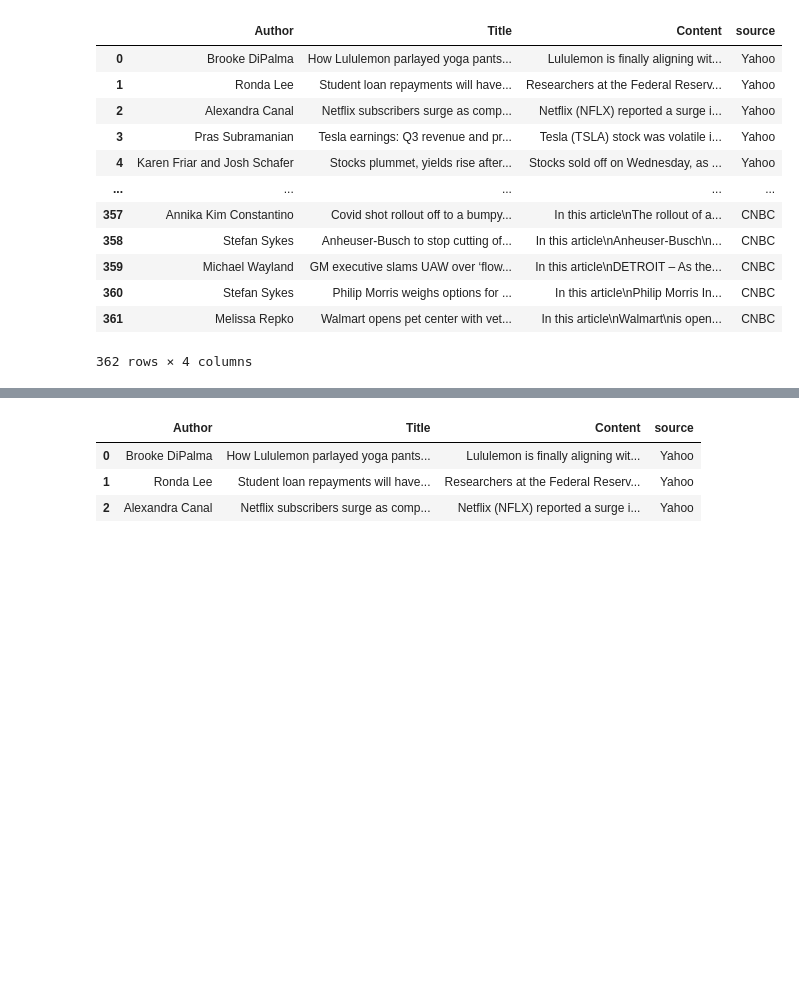
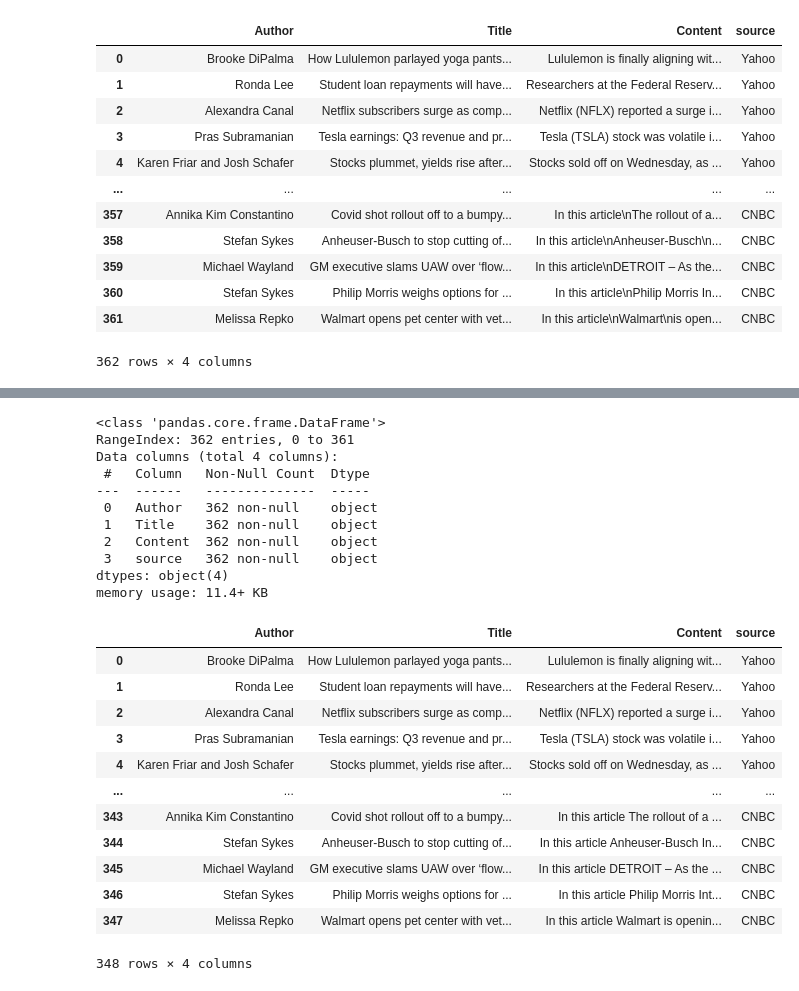
Before and after one commit to ronanhansel/news_scraper, a Jupyter notebook: main.ipynb, the cells around one changed output, grey strips where cells are left out. Drawn from its saved outputs; the diff is of its cells as text; code cells hidden in the pictures; blank space fills up the shorter version.

```diff
--- a/main.ipynb
+++ b/main.ipynb
@@ -2,6 +2,9 @@
 import pandas as pd
 # %% [markdown]
 # Data Manipulation
+# %%
+def save_df(df):
+    df.to_csv('output_all.csv', ',', index=False, encoding='utf-8')
 # %%
 df_Yh = pd.read_csv('Yahoo_output_all.csv')
 df_Yh['source'] = 'Yahoo'
@@ -26,7 +44,14 @@ df
 # %%
-df[:3]
+df.info()
 # %% [output]
-|  | Author | Title | Content | source |
-| 0 | Brooke DiPalma | How Lululemon parlayed yoga pants... | Lululemon is finally aligning wit... | Yahoo |
-| 1 | Ronda Lee | Student loan repayments will have... | Researchers at the Federal Reserv... | Yahoo |
-| 2 | Alexandra Canal | Netflix subscribers surge as comp... | Netflix (NFLX) reported a surge i... | Yahoo |
+<class 'pandas.core.frame.DataFrame'>
+RangeIndex: 362 entries, 0 to 361
+Data columns (total 4 columns):
+ #   Column   Non-Null Count  Dtype
+---  ------   --------------  -----
+ 0   Author   362 non-null    object
+ 1   Title    362 non-null    object
+ 2   Content  362 non-null    object
+ 3   source   362 non-null    object
+dtypes: object(4)
+memory usage: 11.4+ KB
@@ -33,3 +69,24 @@ df[:3]
+# %%
+import re
+df['Content'] = df['Content'].apply(lambda x: x.replace('\n', ' '))
+df['Content'] = df['Content'].apply(lambda x: re.sub(r'<.*>', ' ', x))
+save_df(df)
+df.drop_duplicates(inplace=True, ignore_index=True)
+df
+# %% [output]
+|  | Author | Title | Content | source |
+| 0 | Brooke DiPalma | How Lululemon parlayed yoga pants... | Lululemon is finally aligning wit... | Yahoo |
+| 1 | Ronda Lee | Student loan repayments will have... | Researchers at the Federal Reserv... | Yahoo |
+| 2 | Alexandra Canal | Netflix subscribers surge as comp... | Netflix (NFLX) reported a surge i... | Yahoo |
+| 3 | Pras Subramanian | Tesla earnings: Q3 revenue and pr... | Tesla (TSLA) stock was volatile i... | Yahoo |
+| 4 | Karen Friar and Josh Schafer | Stocks plummet, yields rise after... | Stocks sold off on Wednesday, as ... | Yahoo |
+| ... | ... | ... | ... | ... |
+| 343 | Annika Kim Constantino | Covid shot rollout off to a bumpy... | In this article The rollout of a ... | CNBC |
+| 344 | Stefan Sykes | Anheuser-Busch to stop cutting of... | In this article Anheuser-Busch In... | CNBC |
+| 345 | Michael Wayland | GM executive slams UAW over ‘flow... | In this article DETROIT – As the ... | CNBC |
+| 346 | Stefan Sykes | Philip Morris weighs options for ... | In this article Philip Morris Int... | CNBC |
+| 347 | Melissa Repko | Walmart opens pet center with vet... | In this article Walmart is openin... | CNBC |
+348 rows × 4 columns
 # %%
 # Sentiment analysis using VADER
 from vaderSentiment.vaderSentiment import SentimentIntensityAnalyzer
```
Also changed, not shown: parts of 6 cells of this notebook, 1 other file.
